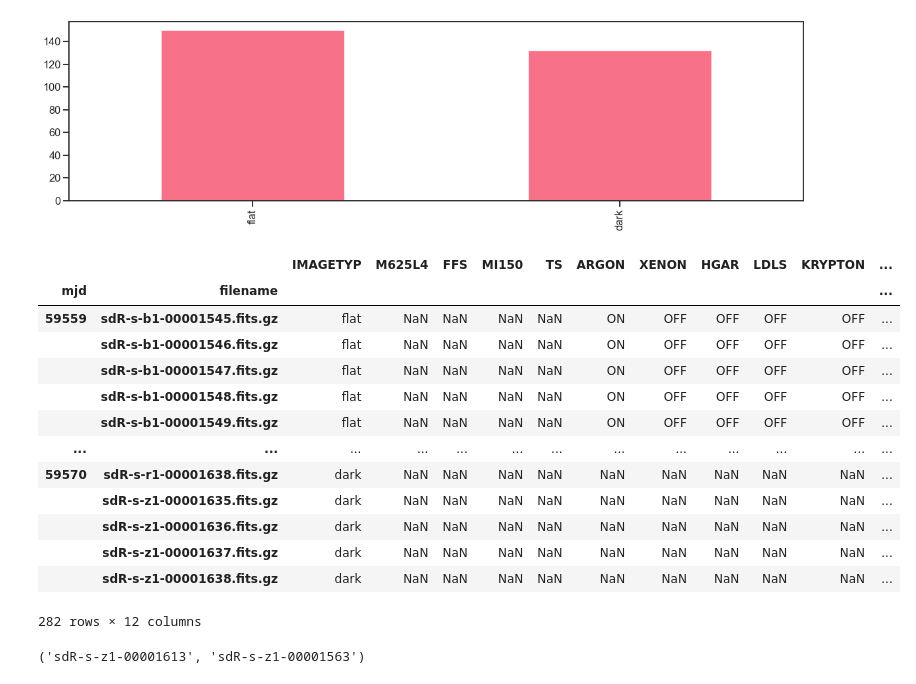
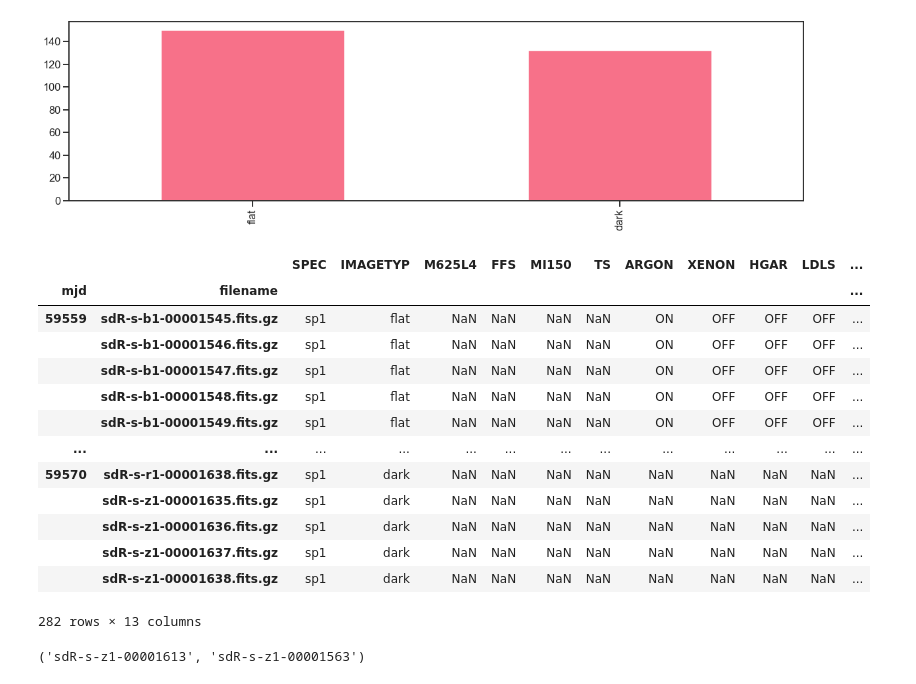
Before and after one commit to sdss/lvmdrp, a Jupyter notebook: docs/nb/lab-lamps.ipynb, the cells around one changed output. Cells and saved outputs as stored; diff of their text form; code cells hidden in the pictures.

```diff
--- a/docs/nb/lab-lamps.ipynb
+++ b/docs/nb/lab-lamps.ipynb
@@ -50,7 +50,7 @@ frames matched in lab data path: 3038
 frames_header_list_pickle = "_data-lvm/frames_header_list.pk"
 
 new_index = pd.MultiIndex.from_tuples(((pd.to_numeric(os.path.basename(os.path.dirname(file)),errors="ignore"),os.path.basename(file)) for file in frame_paths), names=("mjd", "filename"))
-columns = "IMAGETYP CCDTEMP1 CCDTEMP2 PRESURE LABTEMP LABHUMID M625L4 FFS MI150 TS ARGON XENON HGAR LDLS KRYPTON NEON HGNE".split()
+columns = "SPEC IMAGETYP CCDTEMP1 CCDTEMP2 PRESURE LABTEMP LABHUMID M625L4 FFS MI150 TS ARGON XENON HGAR LDLS KRYPTON NEON HGNE".split()
 
 if os.path.isfile(frames_header_list_pickle):
     frames_header_list = pickle.load(open(frames_header_list_pickle, "rb"))
@@ -97,22 +97,22 @@ clean_frames.IMAGETYP.value_counts().plot(kind="bar", figsize=(20,5))
 <AxesSubplot:>
 [figure]
 # %%
-clean_frames.loc[:, ['IMAGETYP', 'M625L4', 'FFS', 'MI150', 'TS', 'ARGON', 'XENON', 'HGAR', 'LDLS', 'KRYPTON', 'NEON', 'HGNE']]
+clean_frames.loc[:, ['SPEC', 'IMAGETYP', 'M625L4', 'FFS', 'MI150', 'TS', 'ARGON', 'XENON', 'HGAR', 'LDLS', 'KRYPTON', 'NEON', 'HGNE']]
 # %% [output]
-|  |  | IMAGETYP | M625L4 | FFS | MI150 | TS | ARGON | XENON | HGAR | LDLS | KRYPTON | ... |
+|  |  | SPEC | IMAGETYP | M625L4 | FFS | MI150 | TS | ARGON | XENON | HGAR | LDLS | ... |
 | mjd | filename |  |  |  |  |  |  |  |  |  |  | ... |
-| 59559 | sdR-s-b1-00001545.fits.gz | flat | NaN | NaN | NaN | NaN | ON | OFF | OFF | OFF | OFF | ... |
-|  | sdR-s-b1-00001546.fits.gz | flat | NaN | NaN | NaN | NaN | ON | OFF | OFF | OFF | OFF | ... |
-|  | sdR-s-b1-00001547.fits.gz | flat | NaN | NaN | NaN | NaN | ON | OFF | OFF | OFF | OFF | ... |
-|  | sdR-s-b1-00001548.fits.gz | flat | NaN | NaN | NaN | NaN | ON | OFF | OFF | OFF | OFF | ... |
-|  | sdR-s-b1-00001549.fits.gz | flat | NaN | NaN | NaN | NaN | ON | OFF | OFF | OFF | OFF | ... |
+| 59559 | sdR-s-b1-00001545.fits.gz | sp1 | flat | NaN | NaN | NaN | NaN | ON | OFF | OFF | OFF | ... |
+|  | sdR-s-b1-00001546.fits.gz | sp1 | flat | NaN | NaN | NaN | NaN | ON | OFF | OFF | OFF | ... |
+|  | sdR-s-b1-00001547.fits.gz | sp1 | flat | NaN | NaN | NaN | NaN | ON | OFF | OFF | OFF | ... |
+|  | sdR-s-b1-00001548.fits.gz | sp1 | flat | NaN | NaN | NaN | NaN | ON | OFF | OFF | OFF | ... |
+|  | sdR-s-b1-00001549.fits.gz | sp1 | flat | NaN | NaN | NaN | NaN | ON | OFF | OFF | OFF | ... |
 | ... | ... | ... | ... | ... | ... | ... | ... | ... | ... | ... | ... | ... |
-| 59570 | sdR-s-r1-00001638.fits.gz | dark | NaN | NaN | NaN | NaN | NaN | NaN | NaN | NaN | NaN | ... |
-|  | sdR-s-z1-00001635.fits.gz | dark | NaN | NaN | NaN | NaN | NaN | NaN | NaN | NaN | NaN | ... |
-|  | sdR-s-z1-00001636.fits.gz | dark | NaN | NaN | NaN | NaN | NaN | NaN | NaN | NaN | NaN | ... |
-|  | sdR-s-z1-00001637.fits.gz | dark | NaN | NaN | NaN | NaN | NaN | NaN | NaN | NaN | NaN | ... |
-|  | sdR-s-z1-00001638.fits.gz | dark | NaN | NaN | NaN | NaN | NaN | NaN | NaN | NaN | NaN | ... |
+| 59570 | sdR-s-r1-00001638.fits.gz | sp1 | dark | NaN | NaN | NaN | NaN | NaN | NaN | NaN | NaN | ... |
+|  | sdR-s-z1-00001635.fits.gz | sp1 | dark | NaN | NaN | NaN | NaN | NaN | NaN | NaN | NaN | ... |
+|  | sdR-s-z1-00001636.fits.gz | sp1 | dark | NaN | NaN | NaN | NaN | NaN | NaN | NaN | NaN | ... |
+|  | sdR-s-z1-00001637.fits.gz | sp1 | dark | NaN | NaN | NaN | NaN | NaN | NaN | NaN | NaN | ... |
+|  | sdR-s-z1-00001638.fits.gz | sp1 | dark | NaN | NaN | NaN | NaN | NaN | NaN | NaN | NaN | ... |
-282 rows × 12 columns
+282 rows × 13 columns
 # %%
 # dark_frames = clean_frames.loc[clean_frames.IMAGETYP=="dark"].sort_values("date", ascending=False)
 # bias_frames = clean_frames.loc[clean_frames.IMAGETYP=="bias"].sort_values("date", ascending=False)
```
Also changed, not shown: parts of 10 cells of this notebook.
